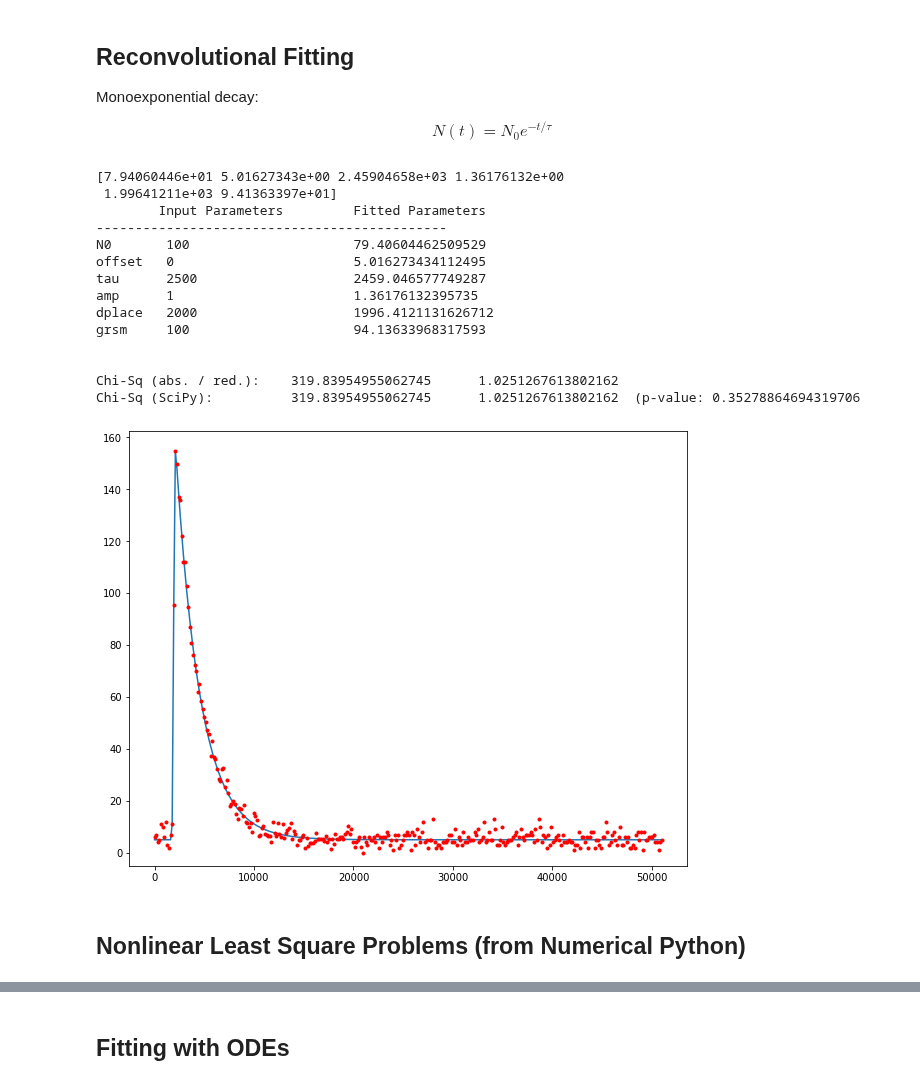
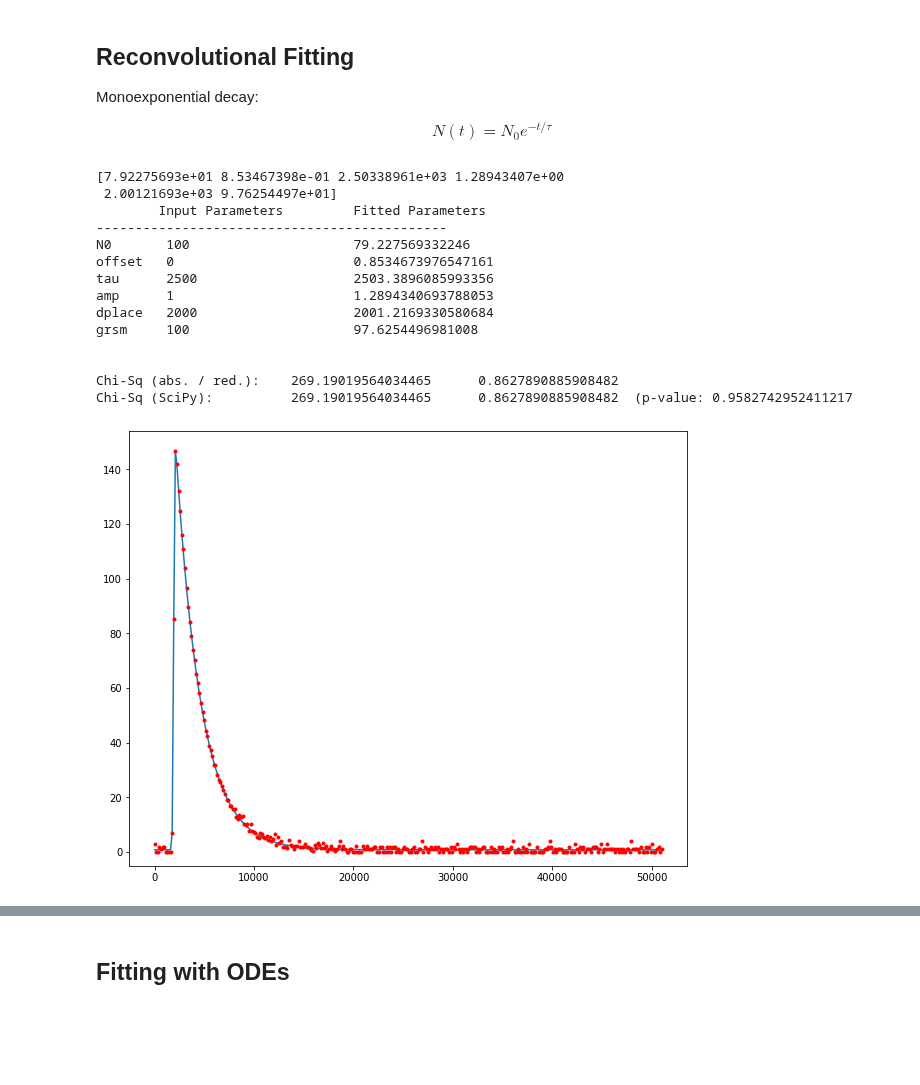
Before and after one commit to Tomkaehst/PhasorFLIM, a Jupyter notebook: PicoQuant PTU Decoding and Fitting.ipynb, the cells around one changed output, grey strips where cells are left out. Saved outputs shown, nothing was run; the diff lists cells and outputs as text; code cells hidden in the pictures; blank space fills up the shorter version.

```diff
--- a/PicoQuant PTU Decoding and Fitting.ipynb
+++ b/PicoQuant PTU Decoding and Fitting.ipynb
@@ -600,16 +600,16 @@ def expDecay_lm(t, N0, tau, offset):
 
 
 T = 51000
-dt = 16
+dt = 160
 N0 = 2000
 tau = 2500
 offset = 10
-stdev = 0.01
+stdev = 5
 
 # Create the artificial dataset
 t = np.linspace(0, T, T/dt)
 N = expDecay_lm(t, N0, tau, stdev)
-Nfluct = stdev * np.random.poisson(offset, size = len(t))
+Nfluct = stdev * np.random.poisson(stdev, size = len(t))
 N += Nfluct
 sig = np.zeros(len(t)) + stdev
 
@@ -739,6 +739,7 @@ def residuals(para_est):
 T = 51000
 dt = 160
 n = int(T/dt)
+noise = 1
 time = np.linspace(0, T, n)
 xdata = time
 
@@ -748,7 +749,7 @@ para_names = ("N0", "offset", "tau", "amp", "dplace", "grsm")
 
 # Simulating data and adding Poisson noise
 simulated = convolutedDecay(time, *para_sim)
-ydata = simulated + np.random.poisson(5, len(simulated))
+ydata = simulated + np.random.poisson(noise, len(simulated))
 
 # Initial guessing and Data Fitting
 para_start = (80, 0, 2000, 2, 1800, 200)
@@ -756,50 +757,48 @@ para_start = (80, 0, 2000, 2, 1800, 200)
 #para_opt, para_cov = optimize.leastsq(residuals, para_start)
 para_opt = optimize.least_squares(residuals,
                                   para_start,
-                                 loss = 'cauchy',
-                                 method = 'trf')
+                                  loss = 'cauchy',
+                                  method = 'trf')
 
 print(para_opt['x'])
 
 fitted_curve = convolutedDecay(time, *para_opt['x'])
 
 plt.ylim(-5, max(ydata) + max(ydata)/100*5)
 plt.plot(time, fitted_curve)
 plt.plot(time, ydata, 'r.')
 #plt.yscale('log')
 
 print("\tInput Parameters\t Fitted Parameters")
 print("---------------------------------------------")
 for i in range(0, len(para_opt['x'])):
     print(para_names[i],"\t", para_sim[i], "\t\t\t", para_opt['x'][i])
 
 
 
 # Chi-Squared
 chisq = np.sum(((ydata - fitted_curve)**2)/fitted_curve)
 chisq_scipy = stats.chisquare(ydata, fitted_curve, len(para_start))
 
 chisq_red = chisq/(len(ydata) - len(para_start))
 df = len(ydata) - len(para_start)
 
 print("\n")
 print("Chi-Sq (abs. / red.):\t", chisq, "\t", chisq_red)
-print("Chi-Sq (SciPy):\t\t", chisq_scipy[0], "\t", chisq_scipy[0]/df, " (p-value:", chisq_scipy[1])
+print("Chi-Sq (SciPy):\t\t", chisq_scipy[0], "\t", chisq_scipy[0]/df, " (p-value:", chisq_scipy[1], "\n")
 # %% [output]
-[7.94060446e+01 5.01627343e+00 2.45904658e+03 1.36176132e+00
- 1.99641211e+03 9.41363397e+01]
+[7.92275693e+01 8.53467398e-01 2.50338961e+03 1.28943407e+00
+ 2.00121693e+03 9.76254497e+01]
         Input Parameters         Fitted Parameters
 ---------------------------------------------
-N0       100                     79.40604462509529
-offset   0                       5.016273434112495
-tau      2500                    2459.046577749287
-amp      1                       1.36176132395735
-dplace   2000                    1996.4121131626712
-grsm     100                     94.13633968317593
+N0       100                     79.227569332246
+offset   0                       0.8534673976547161
+tau      2500                    2503.3896085993356
+amp      1                       1.2894340693788053
+dplace   2000                    2001.2169330580684
+grsm     100                     97.6254496981008
 
 
-Chi-Sq (abs. / red.):    319.83954955062745      1.0251267613802162
-Chi-Sq (SciPy):          319.83954955062745      1.0251267613802162  (p-value: 0.35278864694319706
+Chi-Sq (abs. / red.):    269.19019564034465      0.8627890885908482
+Chi-Sq (SciPy):          269.19019564034465      0.8627890885908482  (p-value: 0.9582742952411217
-[figure, old version]
+[figure, new version]
-# %% [markdown]
-## Nonlinear Least Square Problems (from Numerical Python)
```
Also changed, not shown: parts of 18 cells of this notebook.
